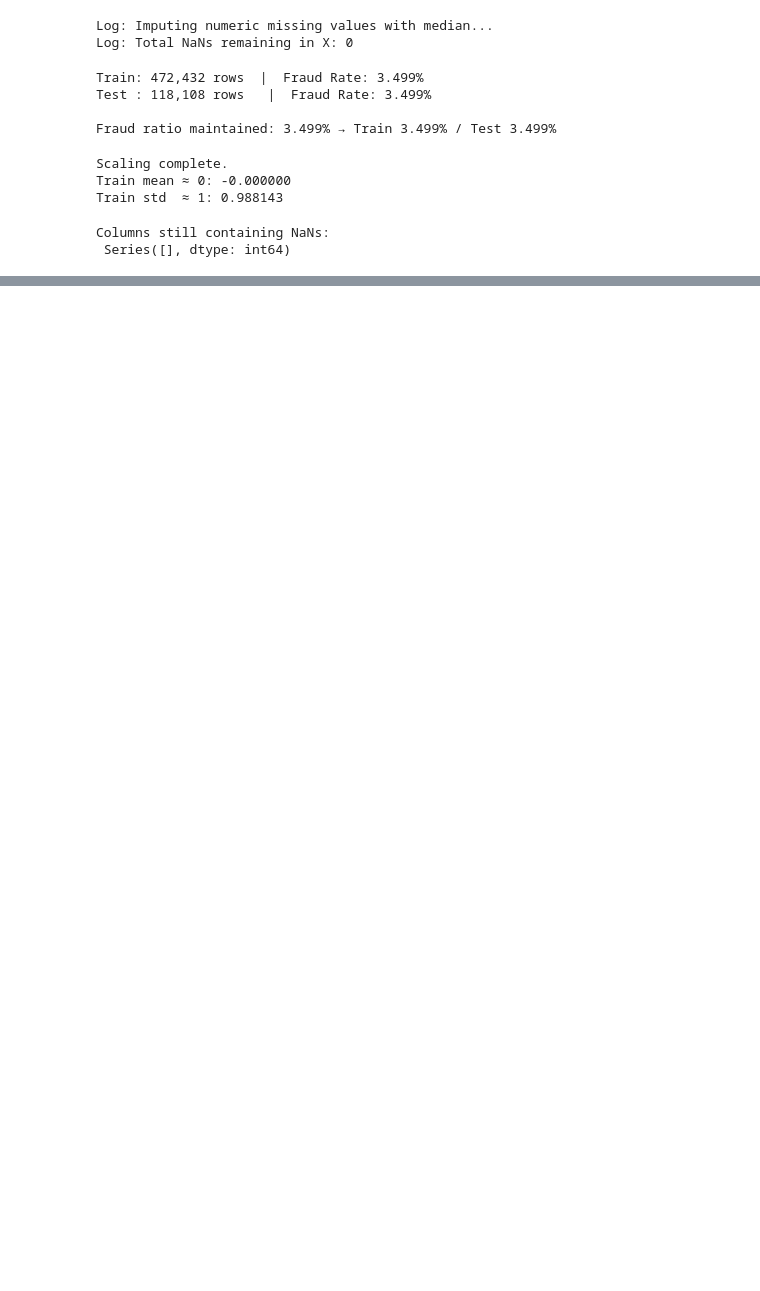
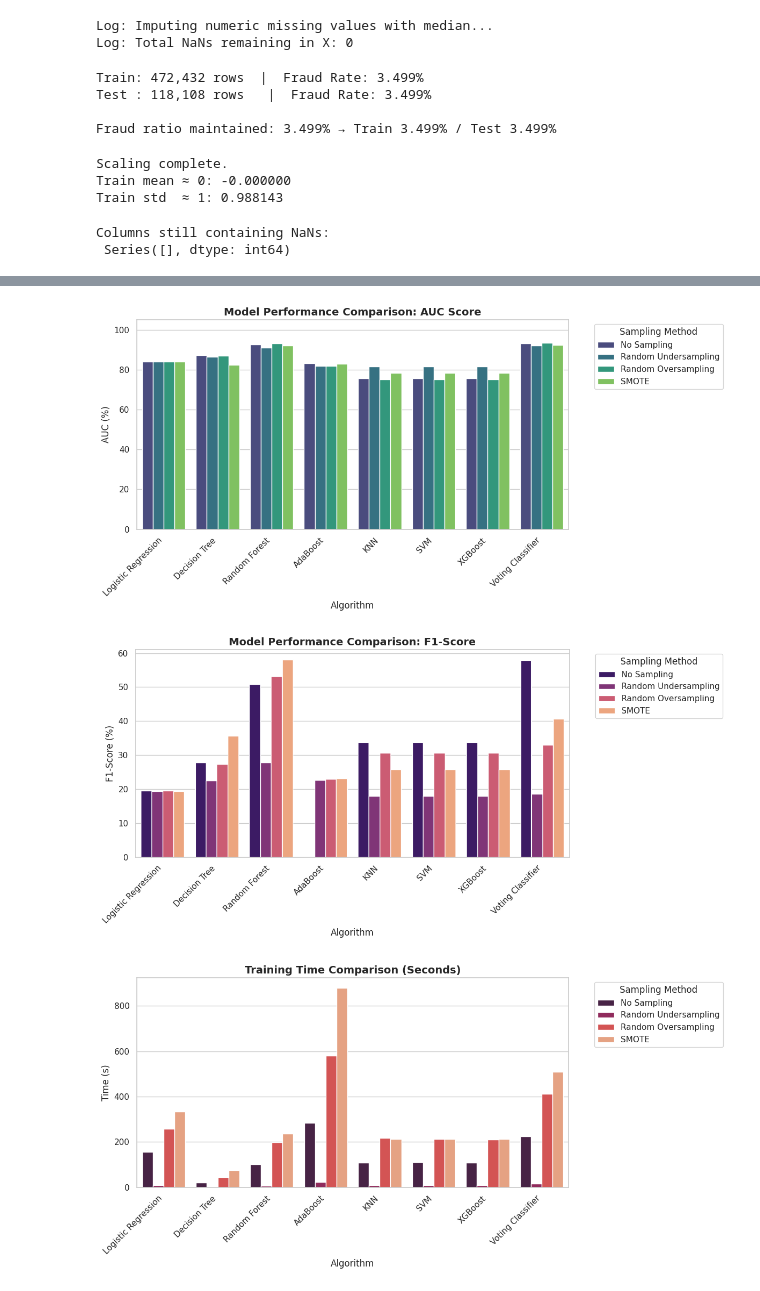
Before and after one commit to baykalfurkan/credit_card_fraud_detection, a Jupyter notebook: notebooks/03_modeling_and_evaluation.ipynb, the cells around one changed output, grey strips where cells are left out. Drawn from its saved outputs; the diff is of its cells as text; code cells hidden in the pictures; blank space fills up the shorter version.

Commit message:
feat: Implement ML algorithms and perform performance benchmarking in  notebooks_03

```diff
--- a/notebooks/03_modeling_and_evaluation.ipynb
+++ b/notebooks/03_modeling_and_evaluation.ipynb
@@ -88,0 +435,53 @@ Columns still containing NaNs:
+# %%
+df_results = pd.DataFrame(ALL_RESULTS)
+
+for sampling in ['No Sampling', 'Random Oversampling', 'Random Undersampling', 'SMOTE']:
+    subset = df_results[df_results['Sampling'] == sampling]
+    if len(subset) == 0:
+        continue
+    print(f'\n{"="*90}')
+    print(f'  SAMPLING STRATEGY: {sampling.upper()}')
+    print(f'{"="*90}')
+    table = subset[['Model', 'Precision', 'Recall', 'F1', 'AUC', 'TP', 'FP', 'FN', 'TN', 'Time_s']]\
+                .set_index('Model').sort_values('AUC', ascending=False)
+    print(table.to_string())
+# %%
+sns.set_theme(style="whitegrid")
+
+# 1. AUC Scores Comparison
+plt.figure(figsize=(12, 6))
+sns.barplot(data=df_results, x='Model', y='AUC', hue='Sampling', palette='viridis')
+plt.title('Model Performance Comparison: AUC Score', fontsize=14, fontweight='bold')
+plt.ylabel('AUC (%)')
+plt.xlabel('Algorithm')
+plt.ylim(0, 105)
+plt.xticks(rotation=45, ha='right')
+plt.legend(bbox_to_anchor=(1.05, 1), loc='upper left', title='Sampling Method')
+plt.tight_layout()
+plt.show()
+
+# 2. F1-Score Comparison
+plt.figure(figsize=(12, 6))
+sns.barplot(data=df_results, x='Model', y='F1', hue='Sampling', palette='magma')
+plt.title('Model Performance Comparison: F1-Score', fontsize=14, fontweight='bold')
+plt.ylabel('F1-Score (%)')
+plt.xlabel('Algorithm')
+plt.xticks(rotation=45, ha='right')
+plt.legend(bbox_to_anchor=(1.05, 1), loc='upper left', title='Sampling Method')
+plt.tight_layout()
+plt.show()
+
+# 3. Training Time Comparison
+plt.figure(figsize=(12, 6))
+sns.barplot(data=df_results, x='Model', y='Time_s', hue='Sampling', palette='rocket')
+plt.title('Training Time Comparison (Seconds)', fontsize=14, fontweight='bold')
+plt.ylabel('Time (s)')
+plt.xlabel('Algorithm')
+plt.xticks(rotation=45, ha='right')
+plt.legend(bbox_to_anchor=(1.05, 1), loc='upper left', title='Sampling Method')
+plt.tight_layout()
+plt.show()
+# %% [output]
+[figure, added]
+[figure, added]
+[figure, added]
```
Also changed, not shown: parts of 12 cells of this notebook.
